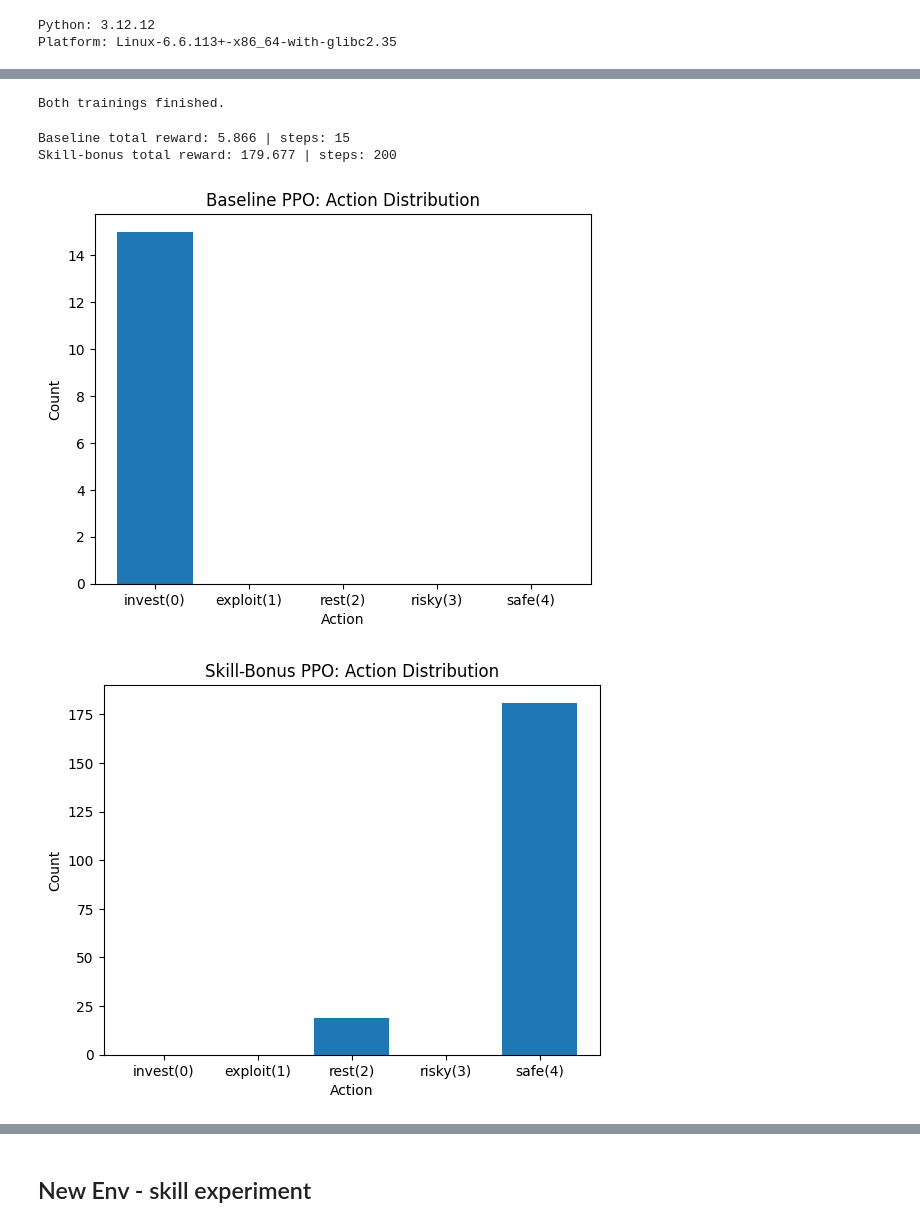
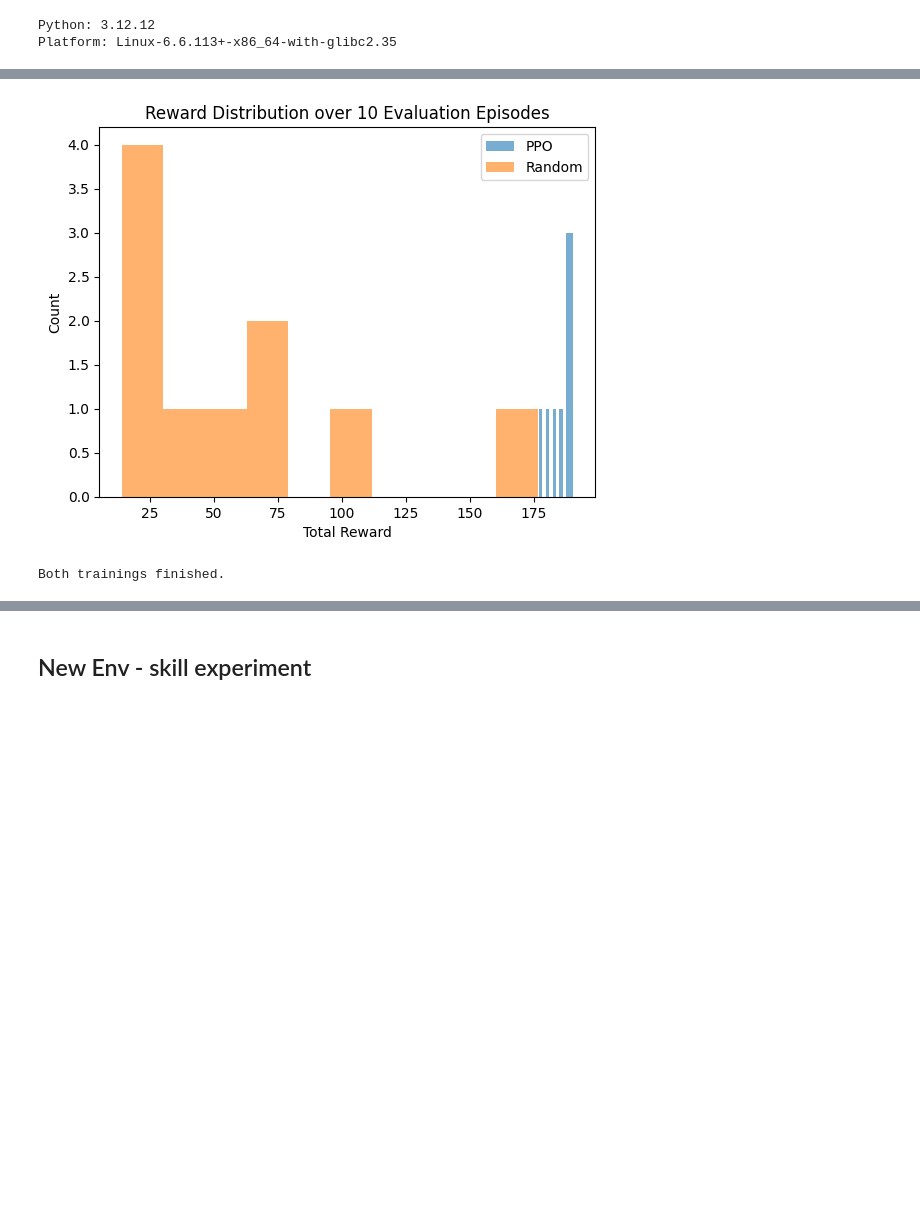
Before and after one commit to HarshithaGM01/customRLEnv, a Jupyter notebook: CustomRLEnv.ipynb, the cells around one changed output, grey strips where cells are left out. Saved outputs shown, nothing was run; the diff lists cells and outputs as text; code cells hidden in the pictures; blank space fills up the shorter version.

```diff
--- a/CustomRLEnv.ipynb
+++ b/CustomRLEnv.ipynb
@@ -410,3 +512,16 @@ plt.show()
+# %%
+import matplotlib.pyplot as plt
+
+plt.figure()
+plt.hist(ppo_rewards, alpha=0.6, label="PPO")
+plt.hist(rnd_rewards, alpha=0.6, label="Random")
+plt.legend()
+plt.title("Reward Distribution over 10 Evaluation Episodes")
+plt.xlabel("Total Reward")
+plt.ylabel("Count")
+plt.show()
+# %% [output]
+[figure, added]
 # %%
 from stable_baselines3 import PPO
 from stable_baselines3.common.env_util import make_vec_env
@@ -424,55 +539,3 @@ model_skill.learn(total_timesteps=10_000)
 print("Both trainings finished.")
 # %% [output]
 Both trainings finished.
-# %%
-import numpy as np
-import matplotlib.pyplot as plt
-
-def run_episode_actions(env, policy, max_steps=200, seed=123, deterministic=True):
-    obs, _ = env.reset(seed=seed)
-    actions = []
-    totals = 0.0
-
-    for _ in range(max_steps):
-        act, _ = policy.predict(obs, deterministic=deterministic)
-        obs, reward, terminated, truncated, info = env.step(int(act))
-        actions.append(int(act))
-        totals += float(reward)
-        if terminated or truncated:
-            break
-
-    return totals, actions
-
-# Fresh envs for evaluation (same seed so it's comparable)
-env_base_eval = LongHorizonDecisionEnv(max_steps=200, seed=999, skill_bonus_weight=0.0)
-env_skill_eval = LongHorizonDecisionEnv(max_steps=200, seed=999, skill_bonus_weight=0.8)
-
-base_total, base_actions = run_episode_actions(env_base_eval, model_base, seed=999)
-skill_total, skill_actions = run_episode_actions(env_skill_eval, model_skill, seed=999)
-
-print("Baseline total reward:", round(base_total, 3), "| steps:", len(base_actions))
-print("Skill-bonus total reward:", round(skill_total, 3), "| steps:", len(skill_actions))
-
-# Plot action histograms side-by-side
-bins = np.arange(-0.5, 5.5, 1)
-
-plt.figure()
-plt.hist(base_actions, bins=bins, rwidth=0.8)
-plt.xticks([0,1,2,3,4], ["invest(0)","exploit(1)","rest(2)","risky(3)","safe(4)"])
-plt.title("Baseline PPO: Action Distribution")
-plt.xlabel("Action")
-plt.ylabel("Count")
-plt.show()
-
-plt.figure()
-plt.hist(skill_actions, bins=bins, rwidth=0.8)
-plt.xticks([0,1,2,3,4], ["invest(0)","exploit(1)","rest(2)","risky(3)","safe(4)"])
-plt.title("Skill-Bonus PPO: Action Distribution")
-plt.xlabel("Action")
-plt.ylabel("Count")
-plt.show()
-# %% [output]
-Baseline total reward: 5.866 | steps: 15
-Skill-bonus total reward: 179.677 | steps: 200
-[figure, removed]
-[figure, removed]
```
Also changed, not shown: parts of 26 cells of this notebook.
